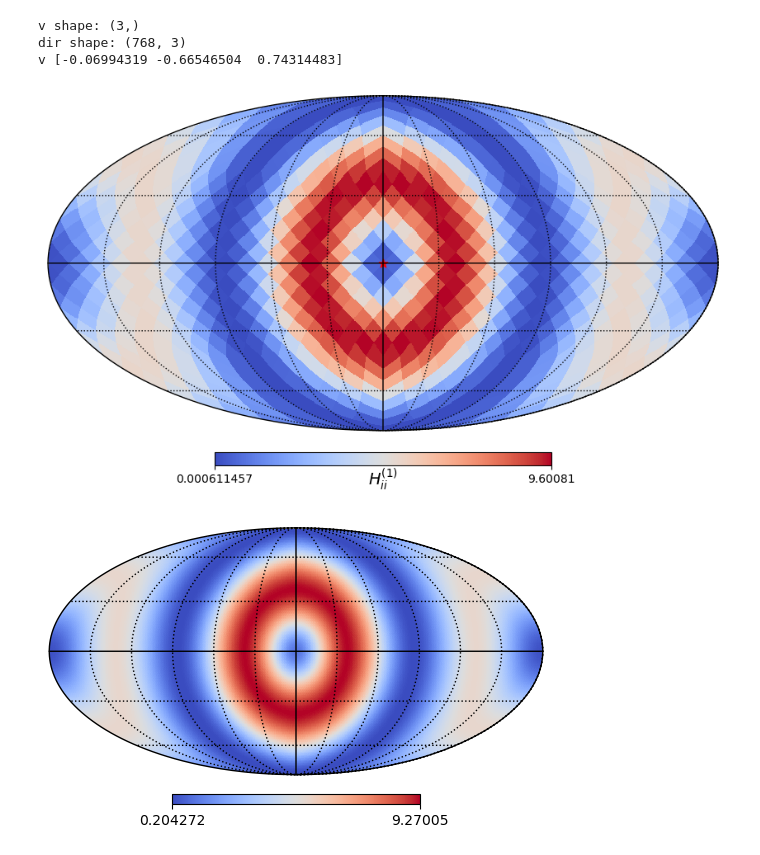
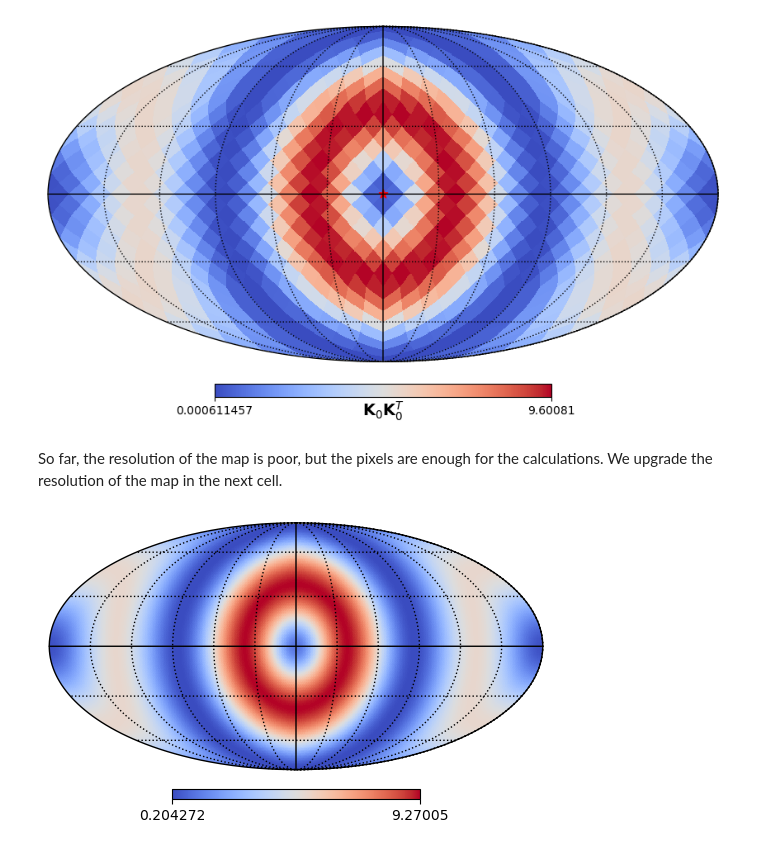
Before and after one commit to MarisolJC/Astrometry_meets_PTAs, a Jupyter notebook: pta_astro/Analytical_Hij.ipynb, the cells around one changed output. Cells and saved outputs as stored; diff of their text form; code cells hidden in the pictures.

```diff
--- a/pta_astro/Analytical_Hij.ipynb
+++ b/pta_astro/Analytical_Hij.ipynb
@@ -134,53 +135,38 @@ print(np.dot(unit_vector,unit_vector))
 # %%
-nside = 8 #
-npix = hp.nside2npix(nside)
-theta, phi = hp.pix2ang(nside, np.arange(npix))
-dir = skyvec(theta,phi).reshape(npix,3)
+######### n' direction #########
+nside_stars = 8 # This gives us 768 pixels (stars or pulsars in this case) for the map .
+nstars = hp.nside2npix(nside_stars)
+stars_idx = np.arange(nstars) # This returns evenly spaced values within nstars interval.
+stars_vec = np.array(hp.pix2vec(nside_stars,stars_idx)).T  # Gets vectors from the pixels
+#------------------------------
 
-
-
-nside_stars = 8
-nstars = hp.nside2npix(nside_stars)
-stars_idx = np.arange(nstars)
-stars_vec = np.array(hp.pix2vec(nside_stars,stars_idx)).T
-
-######### Ameek's values #########
+######### n direction #########
 theta1, phi1 = (np.pi/2, 0)
 n1 = skyvec(theta1,phi1)#.reshape(3,1)
+#------------------------------
 
-theta0 = np.deg2rad(48)
-phi0 = np.deg2rad(264)
-# vvec = np.array([0,0,1])
-#vvec = skyvec(theta0,phi0).reshape(3,1)
-##################################
-
+######### v direction #########
 v = skyvec(v_theta, v_phi)#.reshape(3,1)
 
-
-print('v shape:',np.shape(v))
-print('dir shape:',np.shape(dir))
-print('v', v)
+#print('v shape:',np.shape(v))
+#print('v:', v)
+#------------------------------
 
 f = lambda q: K0_analytical(n1, q)
 map_stars_K0K0 = vmap(f, in_axes=(0),out_axes=(-1))(stars_vec)
 
-#Map_K0K0 = K0_analytical(n1,dir)
-
-#print(Map_H1H1)
-
-hp.mollview(map_stars_K0K0,title=r'',cmap='coolwarm',cbar=True, unit=r'$H^{(1)}_{ii}$')
-#hp.mollview(Map_K0K0, title=r'',cmap='coolwarm',cbar=True, unit=r'$H^{(1)}_{ii}$')
+hp.mollview(map_stars_K0K0,title=r'',cmap='coolwarm',cbar=True, unit=r'$\mathbf{K}_{0} \mathbf{K}_{0}^{T}$')
 hp.projscatter(theta1, phi1,marker='*',s=60,color='r')
 hp.graticule()
+
 #min = np.min(Map_TraceHij_1)
 #max = np.max(Map_TraceHij_1)
 #print('min:',min)
 #print('max:',max)
 # %% [output]
-v shape: (3,)
-dir shape: (768, 3)
-v [-0.06994319 -0.66546504  0.74314483]
-[figure, old version]
+[figure, new version]
+# %% [markdown]
+So far, the resolution of the map is poor, but the pixels are enough for the calculations. We upgrade the resolution of the map in the next cell.
 # %%
 sm = map_stars_K0K0
 
```
Also changed, not shown: parts of 9 cells of this notebook.
